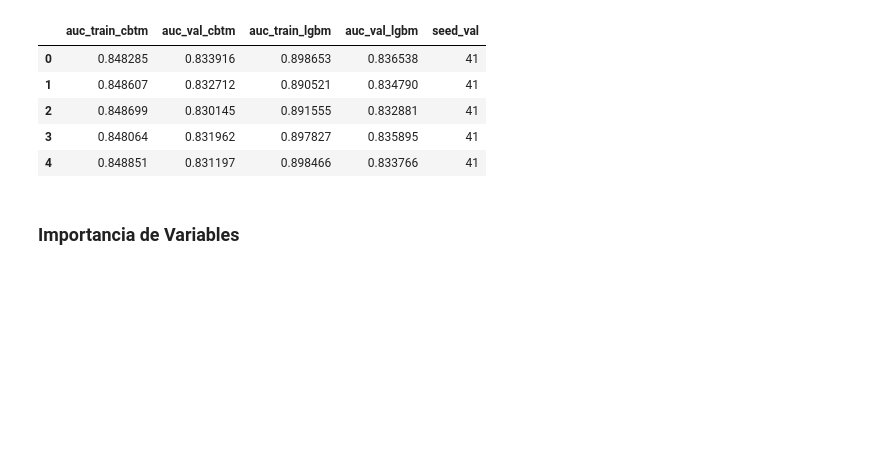
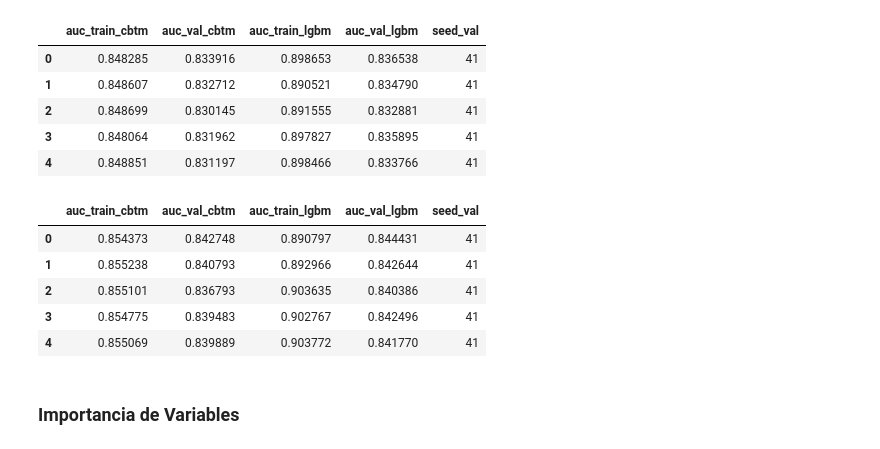
Before and after one commit to mlaricobar/solution-datathon-interbank-2020, a Jupyter notebook: [04] Model Building.ipynb, the cells around one changed output. Drawn from its saved outputs; the diff is of its cells as text; code cells hidden in the pictures; blank space fills up the shorter version.

```diff
--- a/[04] Model Building.ipynb
+++ b/[04] Model Building.ipynb
@@ -385,6 +383,16 @@ pd.DataFrame(results)
 | 2 | 0.848699 | 0.830145 | 0.891555 | 0.832881 | 41 |
 | 3 | 0.848064 | 0.831962 | 0.897827 | 0.835895 | 41 |
 | 4 | 0.848851 | 0.831197 | 0.898466 | 0.833766 | 41 |
+# %%
+# Fourth Version
+pd.DataFrame(results)
+# %% [output]
+|  | auc_train_cbtm | auc_val_cbtm | auc_train_lgbm | auc_val_lgbm | seed_val |
+| 0 | 0.854373 | 0.842748 | 0.890797 | 0.844431 | 41 |
+| 1 | 0.855238 | 0.840793 | 0.892966 | 0.842644 | 41 |
+| 2 | 0.855101 | 0.836793 | 0.903635 | 0.840386 | 41 |
+| 3 | 0.854775 | 0.839483 | 0.902767 | 0.842496 | 41 |
+| 4 | 0.855069 | 0.839889 | 0.903772 | 0.841770 | 41 |
 # %% [markdown]
 ### Importancia de Variables
 # %%
```
Also changed, not shown: parts of 9 cells of this notebook.
